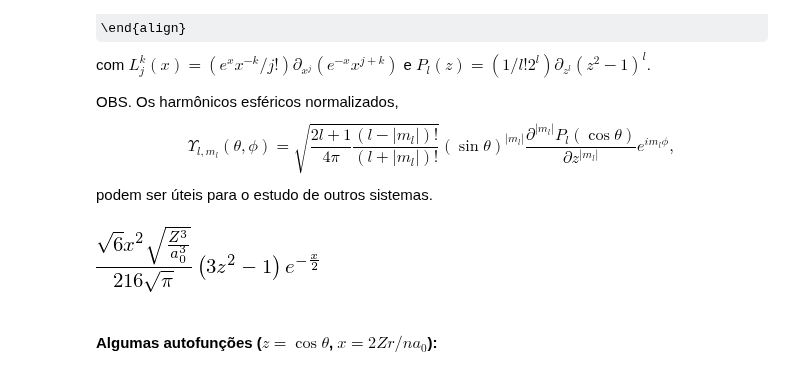
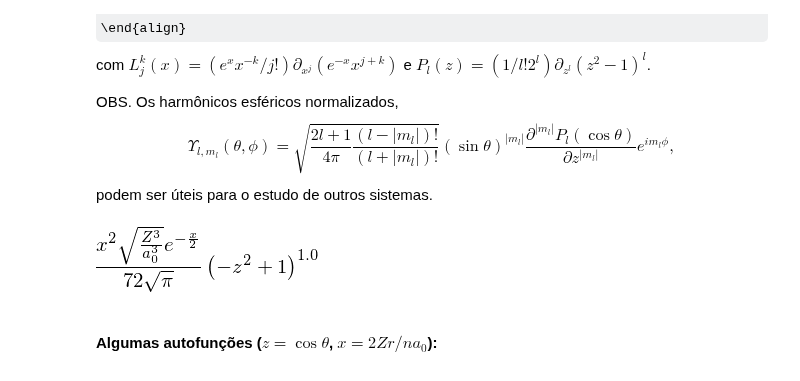
Before and after one commit to jonasmaziero/mecanica_quantica_1900-1925, a Jupyter notebook: 16_hidrogenio.ipynb, the cells around one changed output. Saved outputs shown, nothing was run; the diff lists cells and outputs as text; code cells hidden in the pictures; some formulas as TeX source.

```diff
--- a/16_hidrogenio.ipynb
+++ b/16_hidrogenio.ipynb
@@ -1182,9 +1182,10 @@ def psi(n,l,ml,Z,mu,a0,x,z,ph):
     #Psi *= exp(1j*ml*ph)#(cos(ml*ph) + 1j*sin(ml*ph))
     return Psi
 # %%
-Z,mu,a0,x,z,ph = symbols('Z mu a_{0} x z phi'); n,l,ml = 3,2,0; simplify(psi(n,l,ml,Z,mu,a0,x,z,ph))
+Z,mu,a0,x,z,ph = symbols('Z mu a_{0} x z phi');
+n,l,ml = 3,2,2; simplify(psi(n,l,ml,Z,mu,a0,x,z,ph))
 # %% [output]
-[figure, old version]
+[figure, new version]
 # %% [markdown]
 #### Algumas autofunções ($z=\cos\theta$, $x=2Zr/na_{0}$):
 \begin{align}
```
Also changed, not shown: parts of 1 cell of this notebook, 1 other file.
